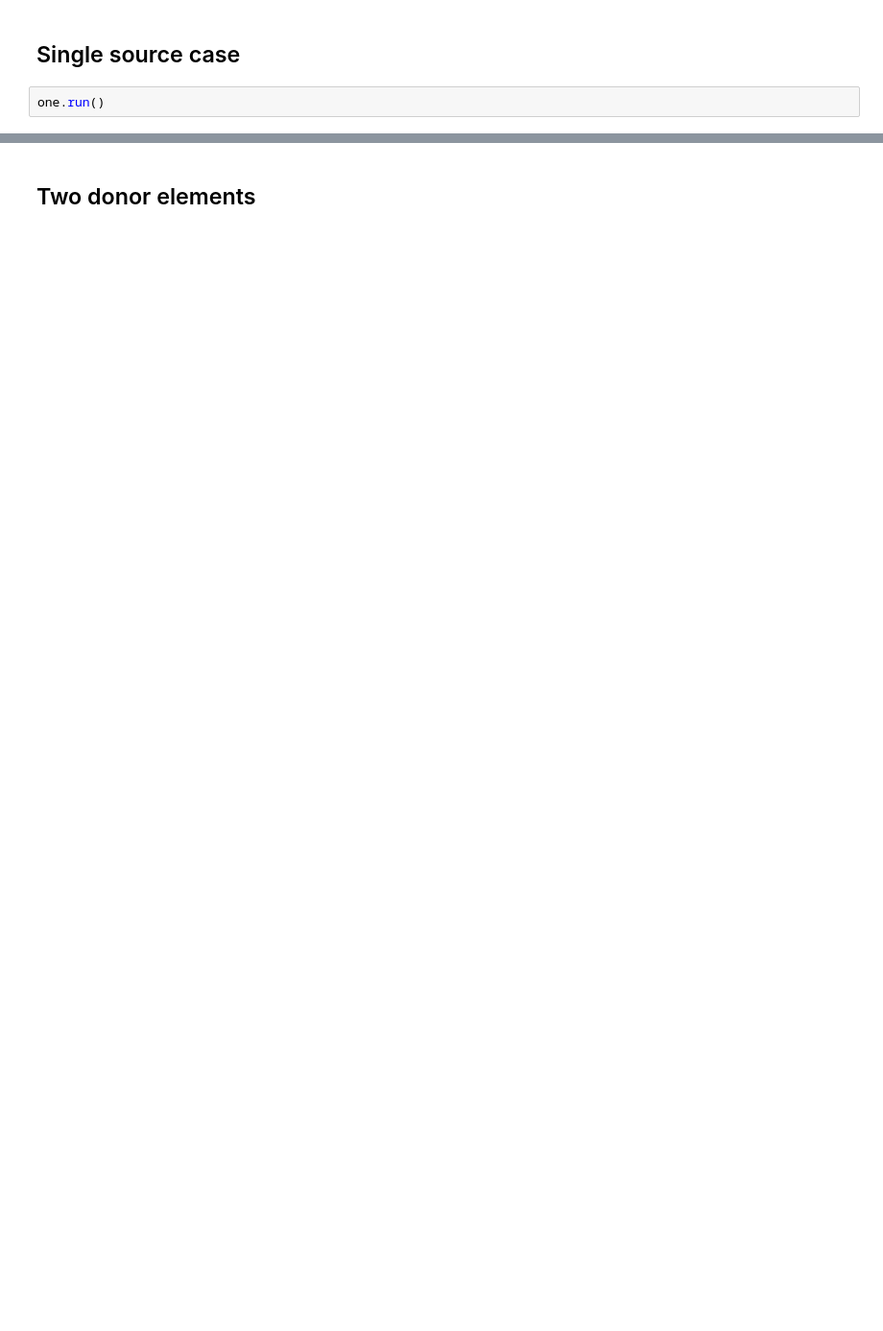
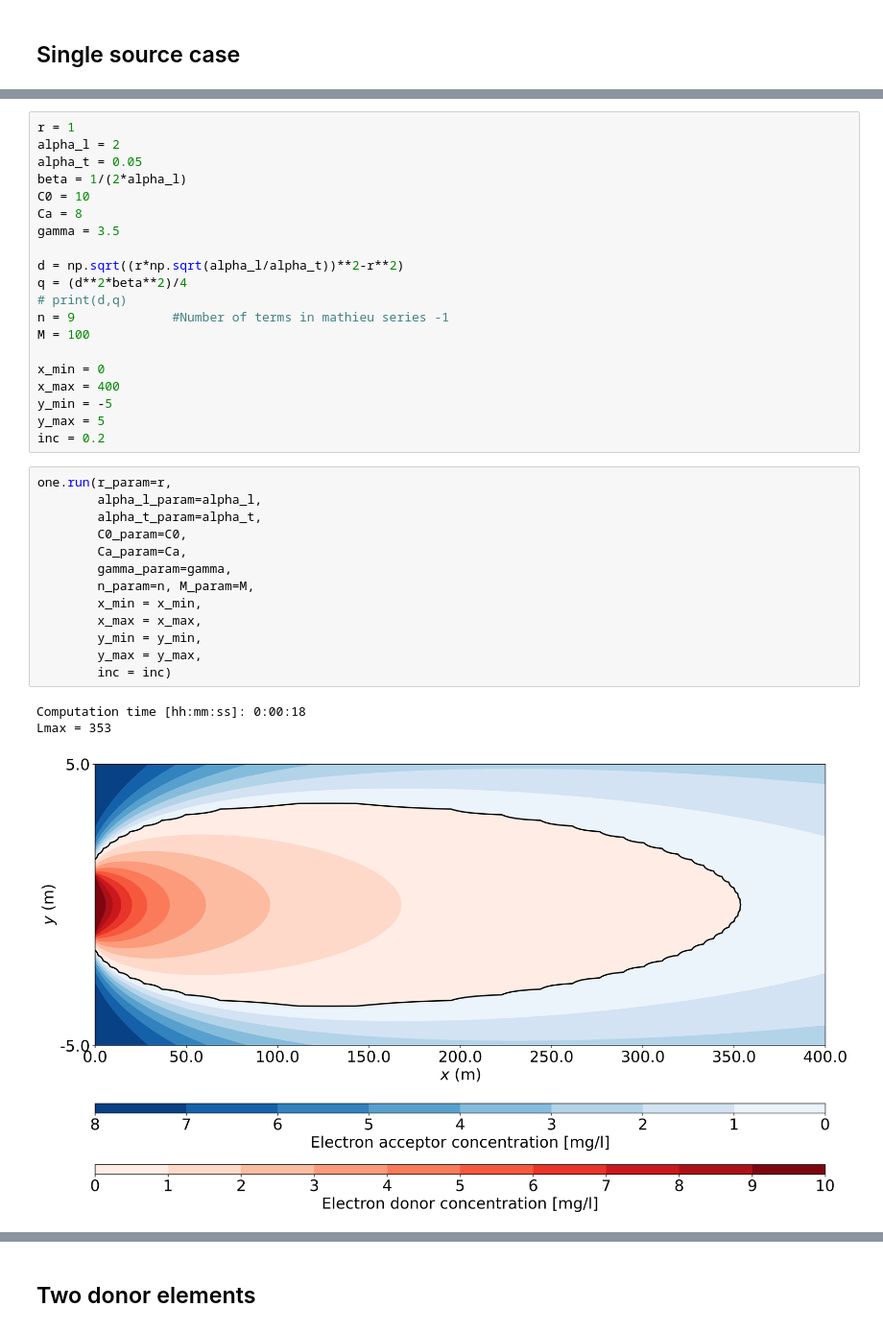
Before and after one commit to AKoehler95/AEM, a Jupyter notebook: Compiled_results_JCH.ipynb, the cells around one changed output, grey strips where cells are left out. Shown at 96% size. Saved outputs shown, nothing was run; the diff lists cells and outputs as text; blank space fills up the shorter version.

```diff
--- a/Compiled_results_JCH.ipynb
+++ b/Compiled_results_JCH.ipynb
@@ -6,4 +7,2 @@ import Two_Sources_vectorized_parallel as two
 # %% [markdown]
 ## Single source case
-# %%
-one.run()
@@ -35,0 +9,37 @@ Standard Deviation = 4.6759831e-08 mg/l
+# %%
+r = 1
+alpha_l = 2
+alpha_t = 0.05
+beta = 1/(2*alpha_l)
+C0 = 10
+Ca = 8
+gamma = 3.5
+
+d = np.sqrt((r*np.sqrt(alpha_l/alpha_t))**2-r**2)
+q = (d**2*beta**2)/4
+# print(d,q)
+n = 9             #Number of terms in mathieu series -1
+M = 100
+
+x_min = 0
+x_max = 400
+y_min = -5
+y_max = 5
+inc = 0.2
+# %%
+one.run(r_param=r,
+        alpha_l_param=alpha_l,
+        alpha_t_param=alpha_t,
+        C0_param=C0,
+        Ca_param=Ca,
+        gamma_param=gamma,
+        n_param=n, M_param=M,
+        x_min = x_min,
+        x_max = x_max,
+        y_min = y_min,
+        y_max = y_max,
+        inc = inc)
+# %% [output]
+Computation time [hh:mm:ss]: 0:00:18
+Lmax = 353
+[figure, added]
```
Also changed, not shown: parts of 9 cells of this notebook, 4 other files.
